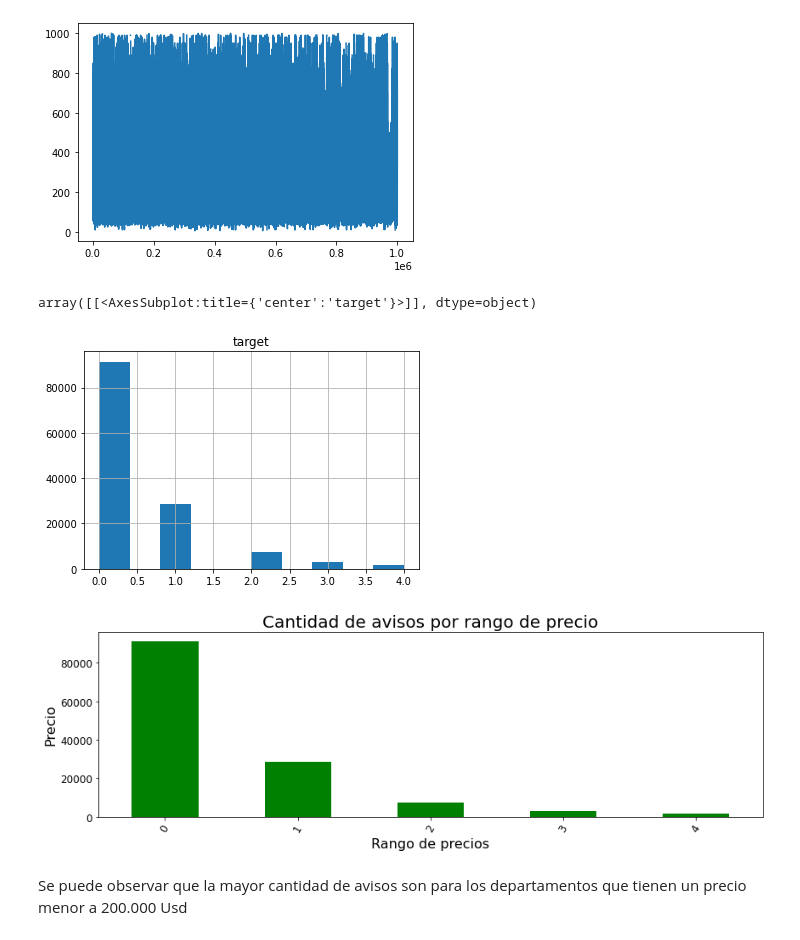
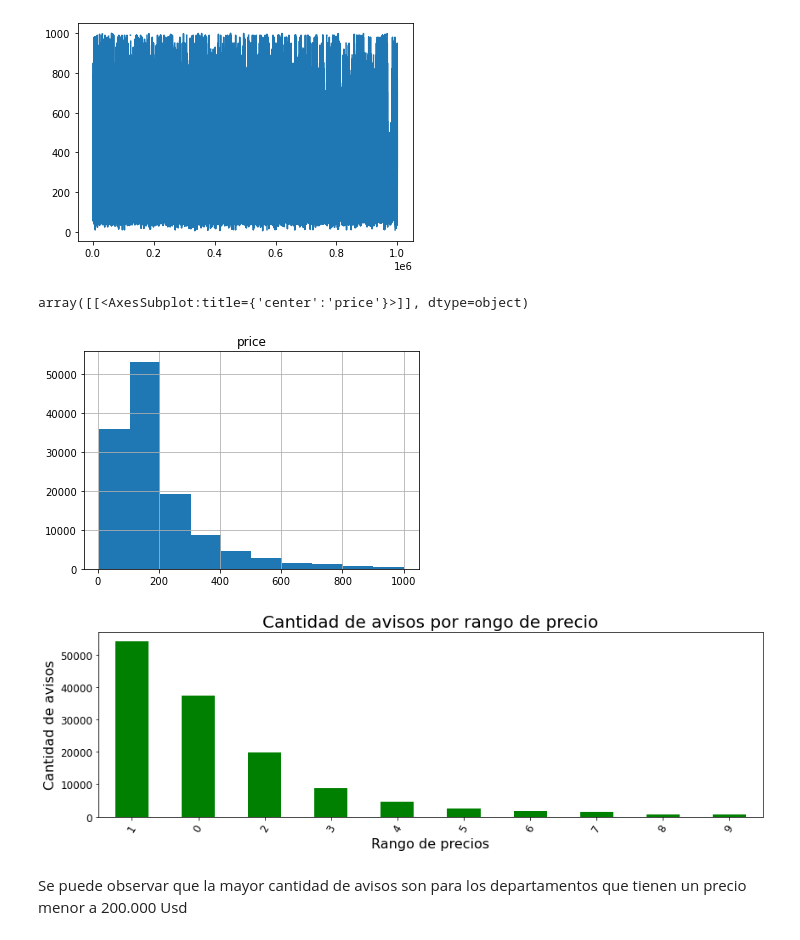
Before and after one commit to crisnicogonzalez/tp-final-isi, a Jupyter notebook: tp-analisis-2022.ipynb, the cells around one changed output. Saved outputs shown, nothing was run; the diff lists cells and outputs as text; code cells hidden in the pictures.

```diff
--- a/tp-analisis-2022.ipynb
+++ b/tp-analisis-2022.ipynb
@@ -389,32 +392,42 @@ df_caba['price'].plot()
 # %%
 import math
 
 def map_price(x):
     isNan = math.isnan(x)
     x = 0 if isNan else int(x)
+    if x < 100:
+        return 0
     if x < 200:
-        return 0
+        return 1
+    if x < 300:
+        return 2
     if x < 400:
-        return 1
+        return 3
+    if x < 500:
+        return 4
     if x < 600:
-        return 2
+        return 5
+    if x < 700:
+        return 6
     if x < 800:
-        return 3
-    return 4
+        return 7
+    if x < 900:
+        return 8
+    return 9
 
 
 df_caba['target'] = df_caba['price'].map(map_price)
-df_caba.hist(column='target')
+df_caba.hist(column='price')
 # %% [output]
-array([[<AxesSubplot:title={'center':'target'}>]], dtype=object)
+array([[<AxesSubplot:title={'center':'price'}>]], dtype=object)
-[figure, old version]
+[figure, new version]
 # %%
 df_caba['target'].value_counts().head(15).plot(kind='bar',rot=60, figsize=(14,4), color='green' ,fontsize=12);
 plt.title('Cantidad de avisos por rango de precio', fontsize=20);
 plt.xlabel('Rango de precios', fontsize=16);
-plt.ylabel('Precio', fontsize=16);
+plt.ylabel('Cantidad de avisos', fontsize=16);
 # %% [output]
-[figure, old version]
+[figure, new version]
 # %% [markdown]
 Se puede observar que la mayor cantidad de avisos son para los departamentos que tienen un precio menor a 200.000 Usd
 # %% [markdown]
```
Also changed, not shown: parts of 2 cells of this notebook, 1 other file.
